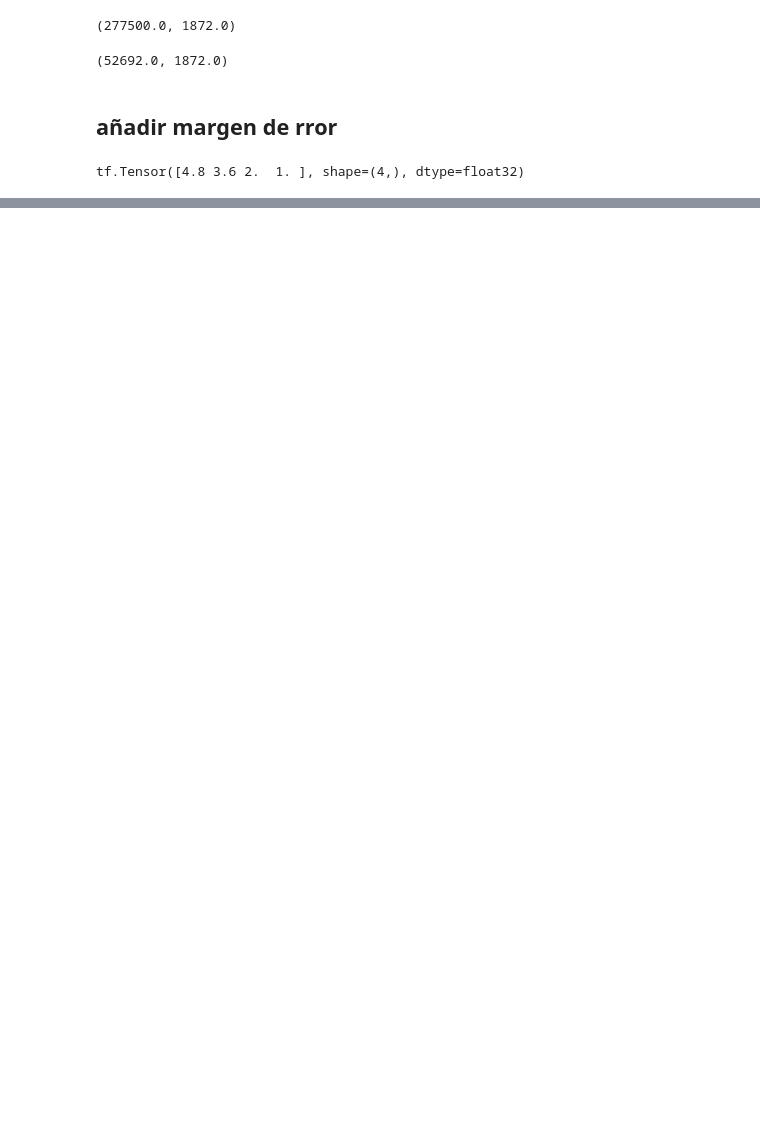
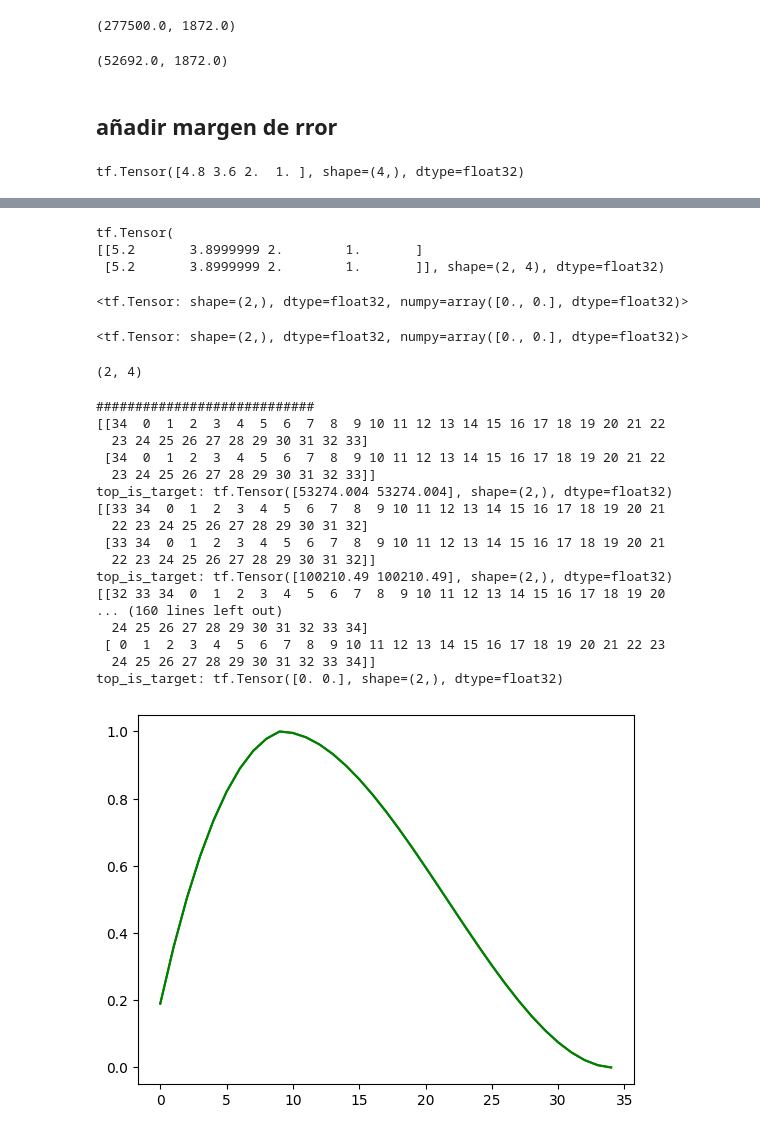
Before and after one commit to tintenderete/TFM, a Jupyter notebook: C_funcion_perdida_1.ipynb, the cells around one changed output, grey strips where cells are left out. Cells and saved outputs as stored; diff of their text form; code cells hidden in the pictures; blank space fills up the shorter version.

```diff
--- a/C_funcion_perdida_1.ipynb
+++ b/C_funcion_perdida_1.ipynb
@@ -817,0 +936,80 @@ rsultado = K.sum(w * K.square(r - r_pred), axis=-1)
+# %%
+# Replicar w a lo largo del eje 0 (batch)
+w = K.repeat_elements(K.expand_dims(w, 0), num_samples, axis=0)
+print(w)
+# %% [output]
+tf.Tensor(
+[[5.2       3.8999999 2.        1.       ]
+ [5.2       3.8999999 2.        1.       ]], shape=(2, 4), dtype=float32)
+# %%
+# Calcular la pérdida
+r = K.cast(y_true, 'float32')
+r_pred = K.cast(y_pred, 'float32')
+# %%
+K.sum(w * K.square(r - r_pred), axis=-1)
+# %% [output]
+<tf.Tensor: shape=(2,), dtype=float32, numpy=array([0., 0.], dtype=float32)>
+# %%
+hp_top = 10
+hp_incremento_top = 1.3
+def top_is_target(y_true, y_pred):
+  num_samples = K.shape(y_true)[0]
+  num_features = K.shape(y_true)[1]
+  # Crear el vector de pesos w
+  w = K.arange(num_features, dtype='float32')
+  w = K.reverse(w, axes=0) + 1
+  w = tf.where(K.arange(num_features) < hp_top, w * hp_incremento_top, w)
+  # Replicar w a lo largo del eje 0 (batch)
+  w = K.repeat_elements(K.expand_dims(w, 0), num_samples, axis=0)
+  # Calcular la pérdida
+  r = K.cast(y_true, 'float32')
+  r_pred = K.cast(y_pred, 'float32')
+
+  return K.sum(w * K.square(r - r_pred), axis=-1)
+# %%
+top_is_target(ranking, ranking)
+# %% [output]
+<tf.Tensor: shape=(2,), dtype=float32, numpy=array([0., 0.], dtype=float32)>
+# %%
+ranking.shape
+# %% [output]
+(2, 4)
+# %%
+ranking = np.arange(35)
+ranking = K.repeat_elements(K.expand_dims(ranking, 0), 2, axis=0)
+ranking
+
+loss_top_is_target = []
+print("############################")
+for i in range(ranking.shape[1]):
+  pred_ranking = np.roll(ranking, i+1)
+  #pred_ranking = np.roll(ranking, i+1)
+  print(pred_ranking)
+  loss = top_is_target(ranking, pred_ranking )
+  loss_top_is_target.append(loss)
+  print("top_is_target: " + str(loss))
+
+plt.figure()
+
+loss_top_is_target = np.array(loss_top_is_target)
+
+plt.plot(loss_top_is_target / loss_top_is_target.max(), 'g');
+# %% [output]
+############################
+[[34  0  1  2  3  4  5  6  7  8  9 10 11 12 13 14 15 16 17 18 19 20 21 22
+  23 24 25 26 27 28 29 30 31 32 33]
+ [34  0  1  2  3  4  5  6  7  8  9 10 11 12 13 14 15 16 17 18 19 20 21 22
+  23 24 25 26 27 28 29 30 31 32 33]]
+top_is_target: tf.Tensor([53274.004 53274.004], shape=(2,), dtype=float32)
+[[33 34  0  1  2  3  4  5  6  7  8  9 10 11 12 13 14 15 16 17 18 19 20 21
+  22 23 24 25 26 27 28 29 30 31 32]
+ [33 34  0  1  2  3  4  5  6  7  8  9 10 11 12 13 14 15 16 17 18 19 20 21
+  22 23 24 25 26 27 28 29 30 31 32]]
+top_is_target: tf.Tensor([100210.49 100210.49], shape=(2,), dtype=float32)
+[[32 33 34  0  1  2  3  4  5  6  7  8  9 10 11 12 13 14 15 16 17 18 19 20
+... (160 lines left out)
+  24 25 26 27 28 29 30 31 32 33 34]
+ [ 0  1  2  3  4  5  6  7  8  9 10 11 12 13 14 15 16 17 18 19 20 21 22 23
+  24 25 26 27 28 29 30 31 32 33 34]]
+top_is_target: tf.Tensor([0. 0.], shape=(2,), dtype=float32)
+[figure, added]
```
Also changed, not shown: parts of 18 cells of this notebook.
